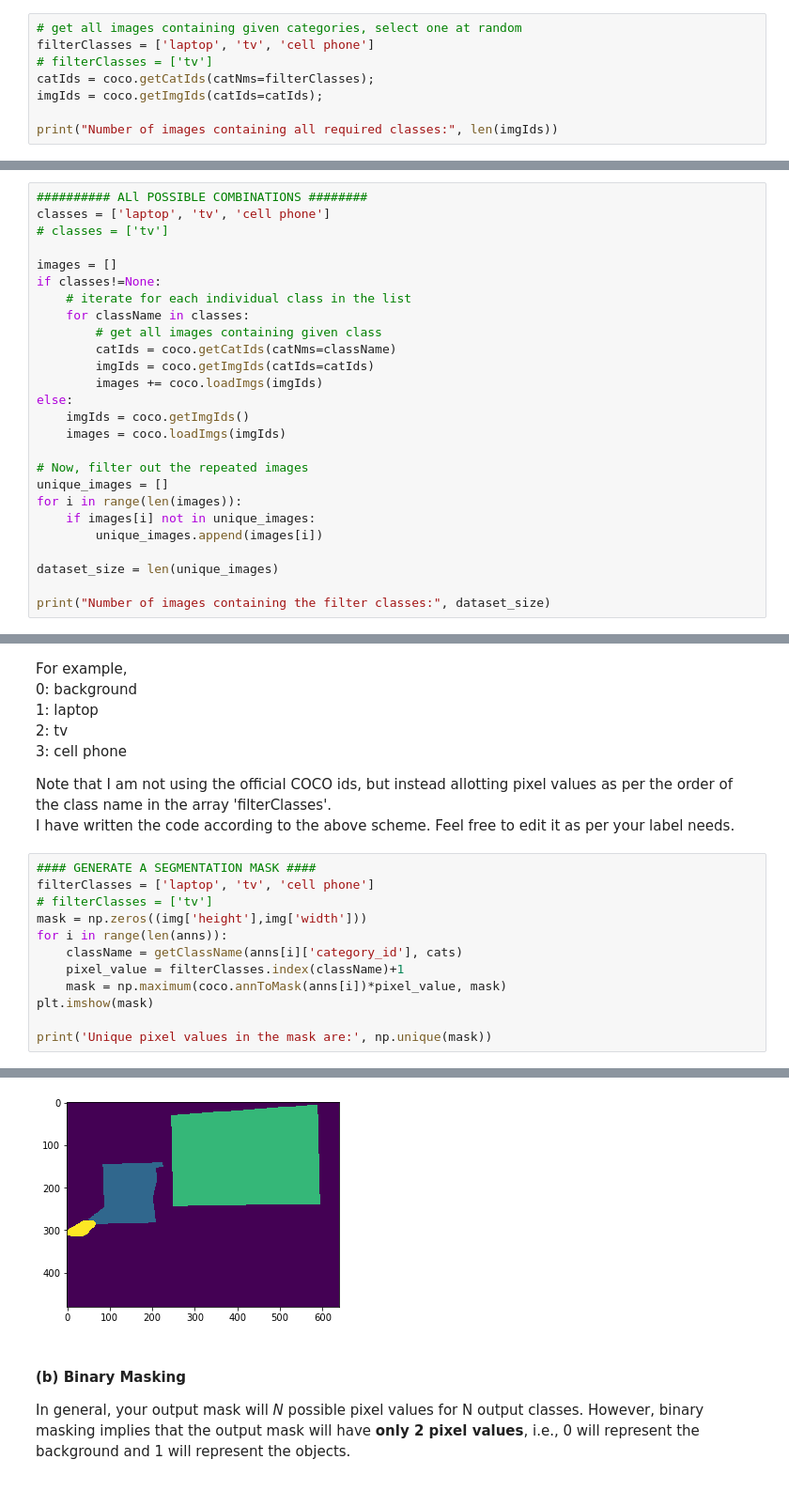
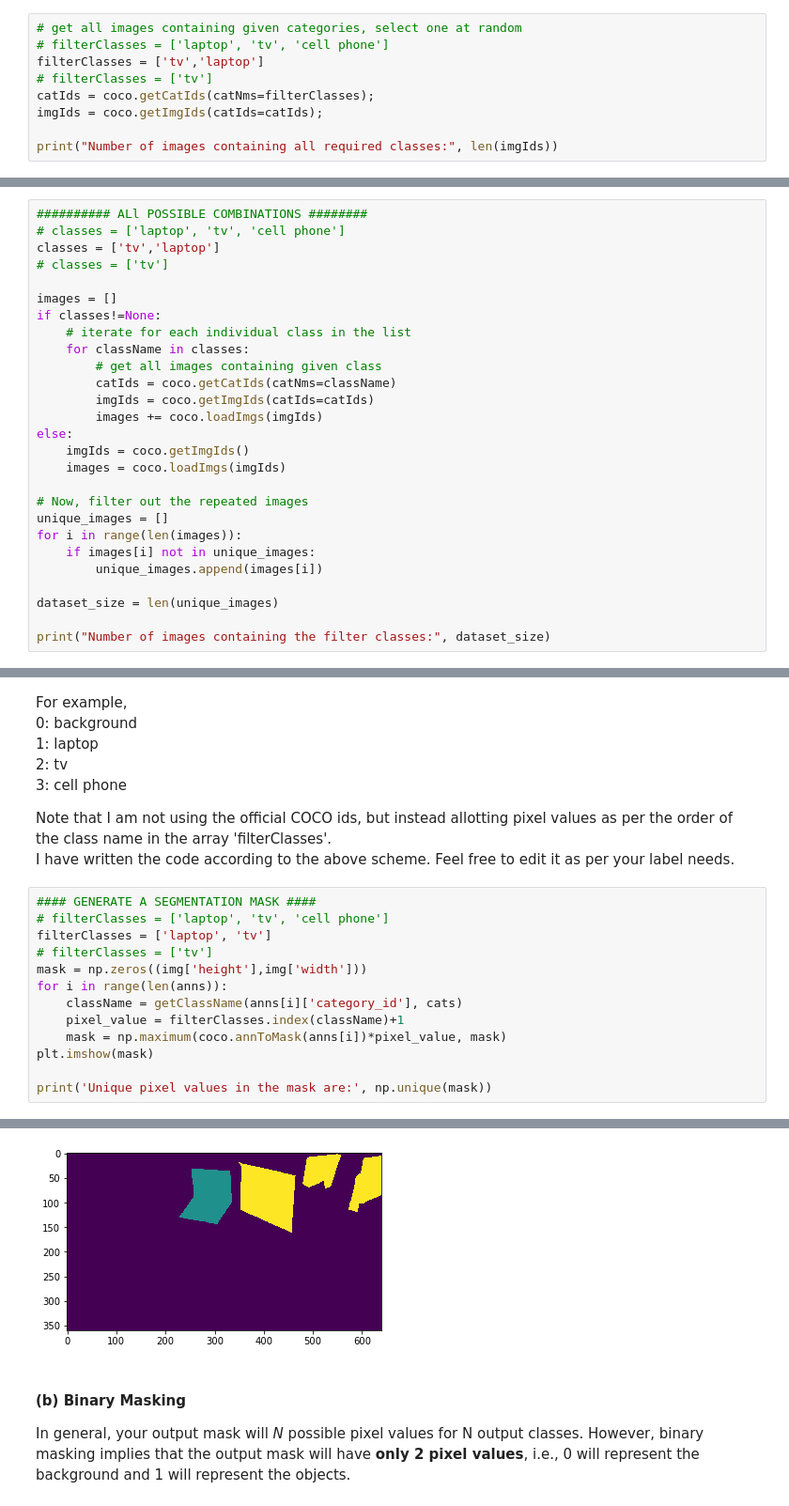
Before and after one commit to c-c-c-c/COCO-Semantic-Segmentation, a Jupyter notebook: COCOdataset_SemanticSegmentation_Demo.ipynb, the cells around one changed output, grey strips where cells are left out. Shown at 94% size. Drawn from its saved outputs; the diff is of its cells as text.

```diff
--- a/COCOdataset_SemanticSegmentation_Demo.ipynb
+++ b/COCOdataset_SemanticSegmentation_Demo.ipynb
@@ -152,7 +152,8 @@ The class name is cell phone
 Many times, you might not want to use all the [80 output classes](https://gist.github.com/AruniRC/7b3dadd004da04c80198557db5da4bda) provided by COCO. This method is used for filtering out images from the dataset of classes that you want.
 # %%
 # get all images containing given categories, select one at random
-filterClasses = ['laptop', 'tv', 'cell phone']
+# filterClasses = ['laptop', 'tv', 'cell phone']
+filterClasses = ['tv','laptop']
 # filterClasses = ['tv']
 catIds = coco.getCatIds(catNms=filterClasses);
 imgIds = coco.getImgIds(catIds=catIds);
@@ -189,7 +190,8 @@ Thus, this piece of code will ensure that all possible combinations for the give
 See how above, we had received only 11 images, but now there are 503 images!
 # %%
 ########## ALl POSSIBLE COMBINATIONS ########
-classes = ['laptop', 'tv', 'cell phone']
+# classes = ['laptop', 'tv', 'cell phone']
+classes = ['tv','laptop']
 # classes = ['tv']
 
 images = []
@@ -231,7 +233,8 @@ Note that I am not using the official COCO ids, but instead allotting pixel valu
 I have written the code according to the above scheme. Feel free to edit it as per your label needs.
 # %%
 #### GENERATE A SEGMENTATION MASK ####
-filterClasses = ['laptop', 'tv', 'cell phone']
+# filterClasses = ['laptop', 'tv', 'cell phone']
+filterClasses = ['laptop', 'tv']
 # filterClasses = ['tv']
 mask = np.zeros((img['height'],img['width']))
 for i in range(len(anns)):
@@ -246,4 +249,4 @@ Unique pixel values in the mask are: [0. 1. 2. 3.]
-[figure, old version]
+[figure, new version]
 # %% [markdown]
 #### (b) Binary Masking
 
```
Also changed, not shown: parts of 21 cells of this notebook.
